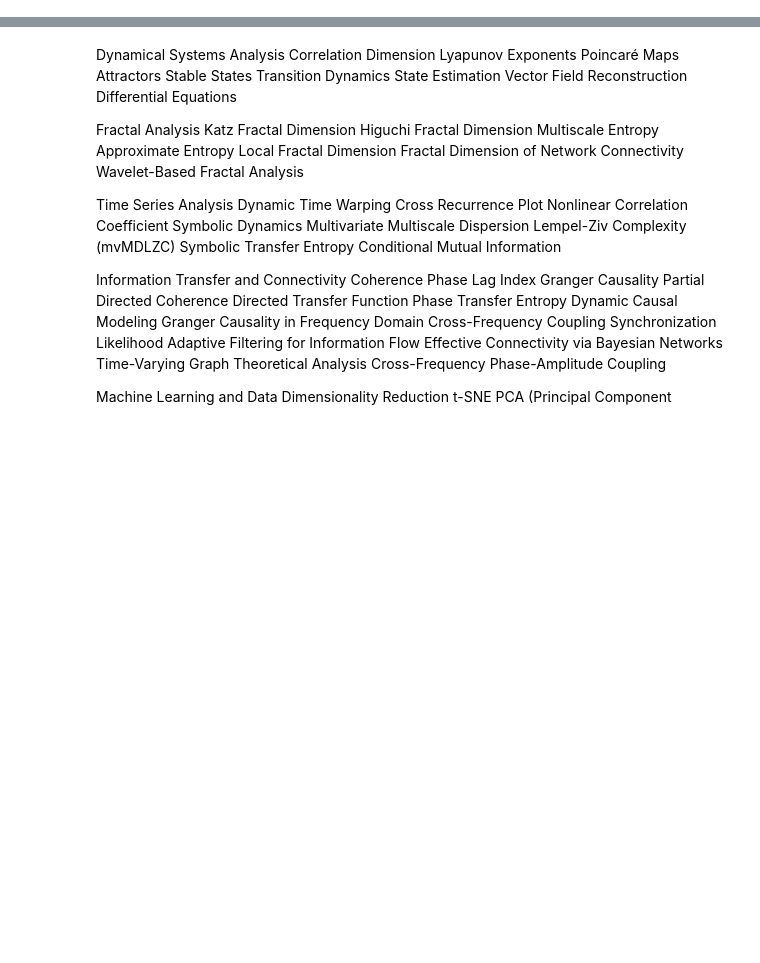
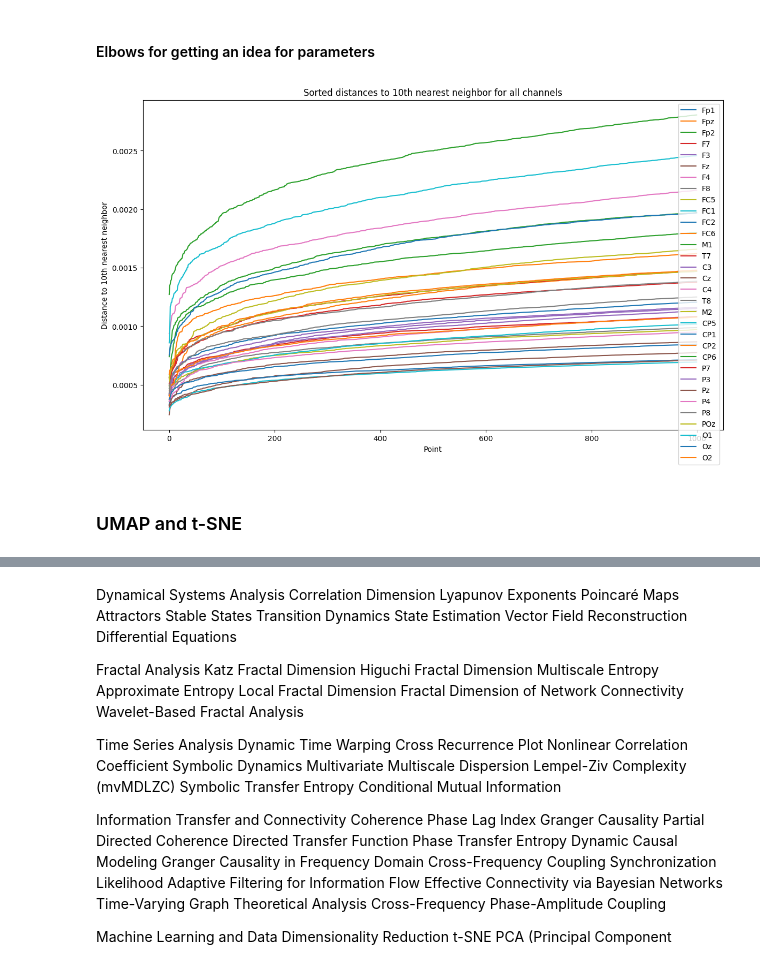
Before and after one commit to Metaverse-Crowdsource/Complete-Neural-Signal-Analysis, a Jupyter notebook: Systems_and_states/Experiments.ipynb, the cells around one changed output, grey strips where cells are left out. Saved outputs shown, nothing was run; the diff lists cells and outputs as text; code cells hidden in the pictures; blank space fills up the shorter version.

```diff
--- a/Systems_and_states/Experiments.ipynb
+++ b/Systems_and_states/Experiments.ipynb
@@ -102,0 +103,60 @@ All processes completed successfully.
+# %% [markdown]
+#### Elbows for getting an idea for parameters
+# %%
+import numpy as np
+from sklearn.neighbors import NearestNeighbors
+import matplotlib.pyplot as plt
+import os
+
+# Define directories
+base_dir = '/home/vincent/MySSD/JupyterProjects/AAA_projects/UnlimitedResearchCooperative/Synthetic_Intelligence_Labs/EEG_Chaos_Kuramoto_Neural_Net'
+
+# Load EEG data
+EEG_data = np.load(os.path.join(base_dir, 'eeg_data_with_channels.npy'), allow_pickle=True)
+
+sampling_rate = 1000  # Hz
+start_time, end_time = 805.571, 921.515 # Data without stimulation occuring
+start_index, end_index = int(start_time * sampling_rate), int(end_time * sampling_rate)
+filtered_EEG_data = EEG_data[start_index:end_index, :]
+
+import numpy as np
+from sklearn.neighbors import NearestNeighbors
+import matplotlib.pyplot as plt
+
+# Define the min_samples value you plan to use with UMAP
+min_samples = 10
+
+# Load EEG data (the following is an example path, replace with the actual path to your EEG data)
+EEG_data = filtered_EEG_data
+
+# EEG channel names
+eeg_channel_names = ['Fp1', 'Fpz', 'Fp2', 'F7', 'F3', 'Fz', 'F4', 'F8', 'FC5', 'FC1', 'FC2', 'FC6',
+                     'M1', 'T7', 'C3', 'Cz', 'C4', 'T8', 'M2', 'CP5', 'CP1', 'CP2', 'CP6',
+                     'P7', 'P3', 'Pz', 'P4', 'P8', 'POz', 'O1', 'Oz', 'O2']
+
+# Create a figure for plotting
+plt.figure(figsize=(14, 8))
+
+# Loop through all channels and plot the elbow plot for each
+for channel_index, channel_name in enumerate(eeg_channel_names):
+    # Select the data for the current channel
+    channel_data = EEG_data[:, channel_index].reshape(-1, 1)  # Reshape for NearestNeighbors
+
+    neighbors = NearestNeighbors(n_neighbors=min_samples).fit(channel_data)
+    distances, indices = neighbors.kneighbors(channel_data)
+
+    # Sort the distances
+    distances = np.sort(distances[:, min_samples-1], axis=0)
+
+    # Plotting the elbow plot for the first 1000 points of the current channel
+    plt.plot(distances[:1000], label=channel_name)
+
+plt.xlabel('Point')
+plt.ylabel('Distance to 10th nearest neighbor')
+plt.title('Sorted distances to 10th nearest neighbor for all channels')
+plt.legend(loc='upper right')  # Adjust the legend location so it doesn't overlap the lines
+plt.show()
+# %% [output]
+[figure, added]
+# %% [markdown]
+### UMAP and t-SNE
```
Also changed, not shown: parts of 7 cells of this notebook, 1 other file.
